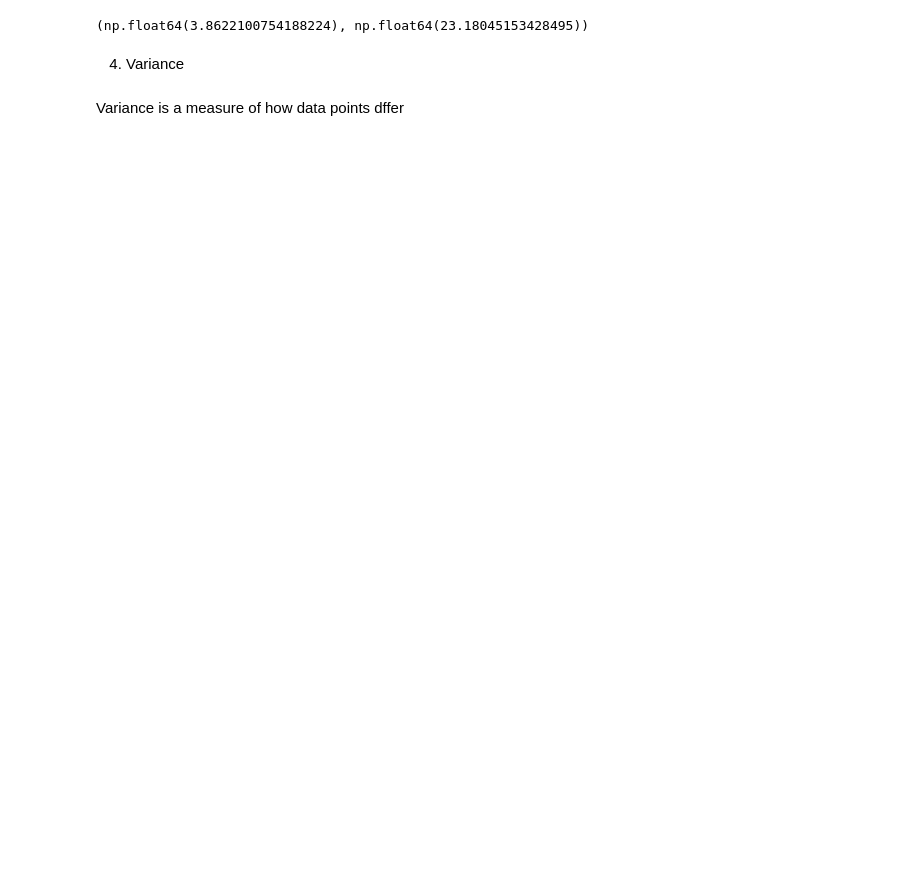
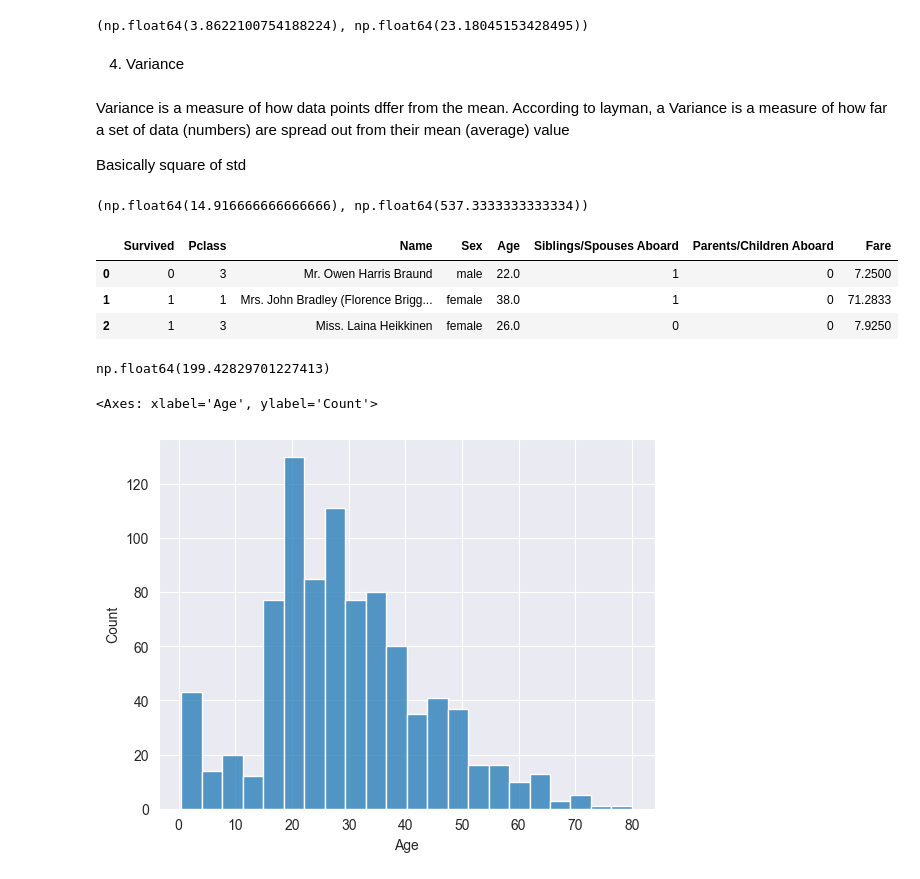
Before and after one commit to apurbaxx/learning-ds, a Jupyter notebook: 2. Measures of Variability.ipynb, the cells around one changed output. Saved outputs shown, nothing was run; the diff lists cells and outputs as text; code cells hidden in the pictures; blank space fills up the shorter version.

```diff
--- a/2. Measures of Variability.ipynb
+++ b/2. Measures of Variability.ipynb
@@ -70,4 +70,26 @@ np.std(sec_a), np.std(sec_b)
 # %% [markdown]
 4. Variance
 # %% [markdown]
-Variance is a measure of how data points dffer
+Variance is a measure of how data points dffer from the mean. According to layman, a Variance is a measure of how far a set of data (numbers) are spread out from their mean (average) value
+
+Basically square of std
+# %%
+np.var(sec_a), np.var(sec_b)
+# %% [output]
+(np.float64(14.916666666666666), np.float64(537.3333333333334))
+# %%
+dataset.head(3)
+# %% [output]
+|  | Survived | Pclass | Name | Sex | Age | Siblings/Spouses Aboard | Parents/Children Aboard | Fare |
+| 0 | 0 | 3 | Mr. Owen Harris Braund | male | 22.0 | 1 | 0 | 7.2500 |
+| 1 | 1 | 1 | Mrs. John Bradley (Florence Brigg... | female | 38.0 | 1 | 0 | 71.2833 |
+| 2 | 1 | 3 | Miss. Laina Heikkinen | female | 26.0 | 0 | 0 | 7.9250 |
+# %%
+dataset["Age"].var()
+# %% [output]
+np.float64(199.42829701227413)
+# %%
+sns.histplot(x="Age", data=dataset)
+# %% [output]
+<Axes: xlabel='Age', ylabel='Count'>
+[figure, added]
```
Also changed, not shown: parts of 2 cells of this notebook.
